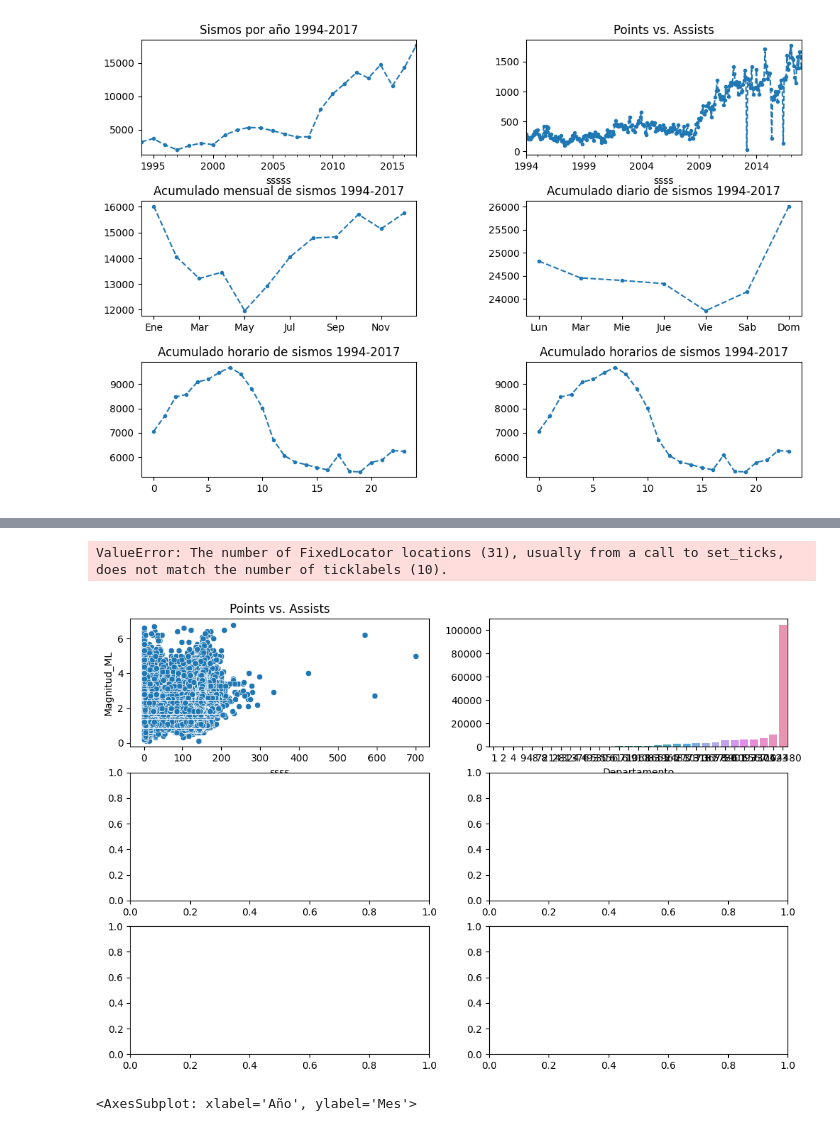
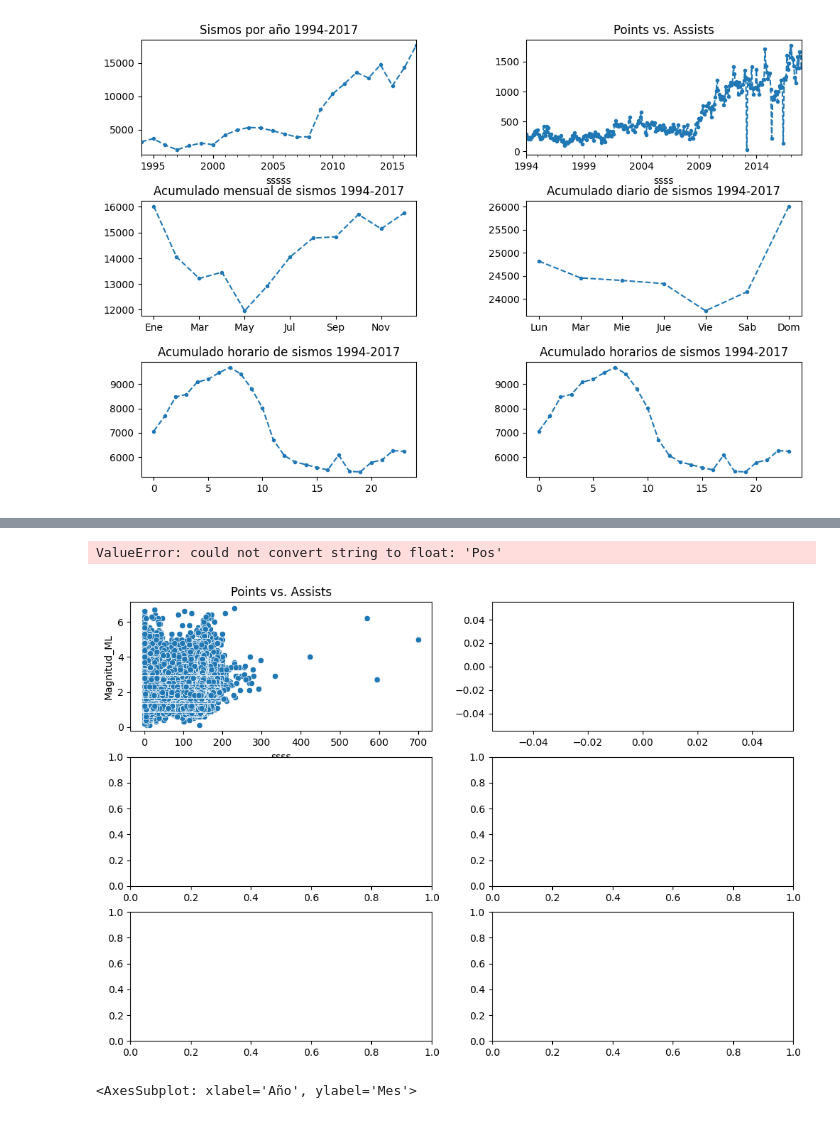
Before and after one commit to EDGAR-BARAHONA/Programacion-Python-Gis, a Jupyter notebook: Analitica/AnalisisSismico.ipynb, the cells around one changed output, grey strips where cells are left out. Drawn from its saved outputs; the diff is of its cells as text; code cells hidden in the pictures.

```diff
--- a/Analitica/AnalisisSismico.ipynb
+++ b/Analitica/AnalisisSismico.ipynb
@@ -56,9 +56,9 @@ Departamento.DPTO_CNMBR = Departamento.DPTO_CNMBR.str.normalize('NFKD').str.enco
 rename_dic = {"ARCHIPIELAGO DE SAN ANDRES, PROVIDENCIA Y SANTA CATALINA":"ARCHIPIELAGO DE SAN ANDRES. PROV. Y STA CATALINA"}
 Departamento.DPTO_CNMBR = Departamento.DPTO_CNMBR.replace(rename_dic).astype("category")
 sismos.DEPARTAMENTO = sismos.DEPARTAMENTO.astype("category")
-sismos = pd.merge(sismos; Departamento[['DPTO_CNMBR';"DPTO_NAREA"]]; left_on = 'DEPARTAMENTO'; right_on='DPTO_CNMBR'; how="left")
+sismos = pd.merge(sismos, Departamento[['DPTO_CNMBR',"DPTO_NAREA"]], left_on = 'DEPARTAMENTO', right_on='DPTO_CNMBR', how="left")
 # %%
-sismos_shape = gpd.GeoDataFrame(sismos;geometry = gpd.points_from_xy(sismos["LONGITUD (grados)"]; sismos["LATITUD (grados)"]))
+sismos_shape = gpd.GeoDataFrame(sismos,geometry = gpd.points_from_xy(sismos["LONGITUD (grados)"], sismos["LATITUD (grados)"]))
 sismos_shape.crs = 'epsg:4326'
 
 unidades_crono = gpd.read_file('D:/Programación_Python/Python-ArcPy/Datos/UnidaddesCrono.shp')
@@ -69,10 +69,10 @@ unidades_crono = unidades_crono.to_crs("epsg:4326")
 fallas = fallas.to_crs("epsg:4326")
 Volcanes = Volcanes.to_crs("epsg:4326")
 # %%
-sismos = sismos_shape.sjoin(unidades_crono; how = "left")
+sismos = sismos_shape.sjoin(unidades_crono, how = "left")
 sismos_geo = gpd.GeoSeries(sismos_shape.geometry)
-sismos_fallas = fallas.sindex.nearest(sismos_geo; return_all=False; return_distance= True)
-sismos_volcanes = Volcanes.sindex.nearest(sismos_geo; return_all=False, return_distance= True)
+sismos_fallas = fallas.sindex.nearest(sismos_geo, return_all=False,return_distance= True)
+sismos_volcanes = Volcanes.sindex.nearest(sismos_geo, return_all=False, return_distance= True)
 # %%
 sismos["id_falla"] = sismos_fallas[0][1]
 sismos["Disfalla"] = sismos_fallas[1]
@@ -232,13 +269,13 @@ plt.subplots_adjust(wspace=0.4,hspace=0.4)
 # %%
 
 
 fig, ((ax1,ax2),(ax3,ax4),(ax5,ax6)) = plt.subplots(nrows=3, ncols=2, figsize=(12, 8))
 
 sns.scatterplot( data=sismos, x=sismos.Profundidad, y=sismos.Magnitud_ML, ax = ax1).set(title='Points vs. Assists', xlabel = "ssss")
-sns.scatterplot( data=sismos, x=sismos.Profundidad, y=sismos.Magnitud_ML, ax = ax1).set(title='Points vs. Assists', xlabel = "ssss")
+sns.scatterplot( data=sismos, x=sismos.EdadMillAños, y=sismos.Magnitud_ML, ax = ax2).set(title='Points vs. Assists', xlabel = "ssss")
 # %% [output]
-ValueError: The number of FixedLocator locations (31), usually from a call to set_ticks, does not match the number of ticklabels (10).
+ValueError: could not convert string to float: 'Pos'
-[figure, old version]
+[figure, new version]
 # %%
 pivoted_df = pd.pivot_table(data=sismos, index="Mes", columns="Año", values="Magnitud_ML")
 
```
Also changed, not shown: parts of 5 cells of this notebook.
